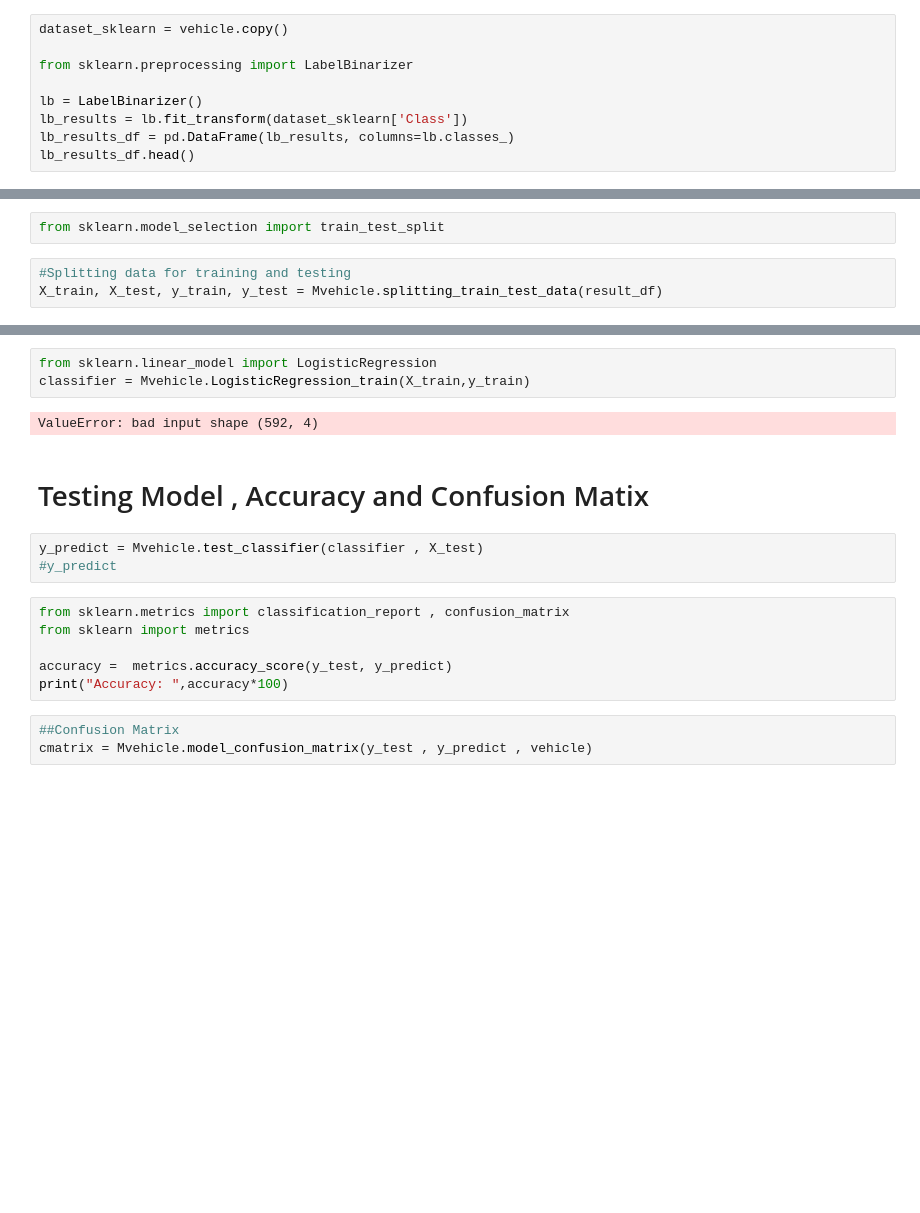
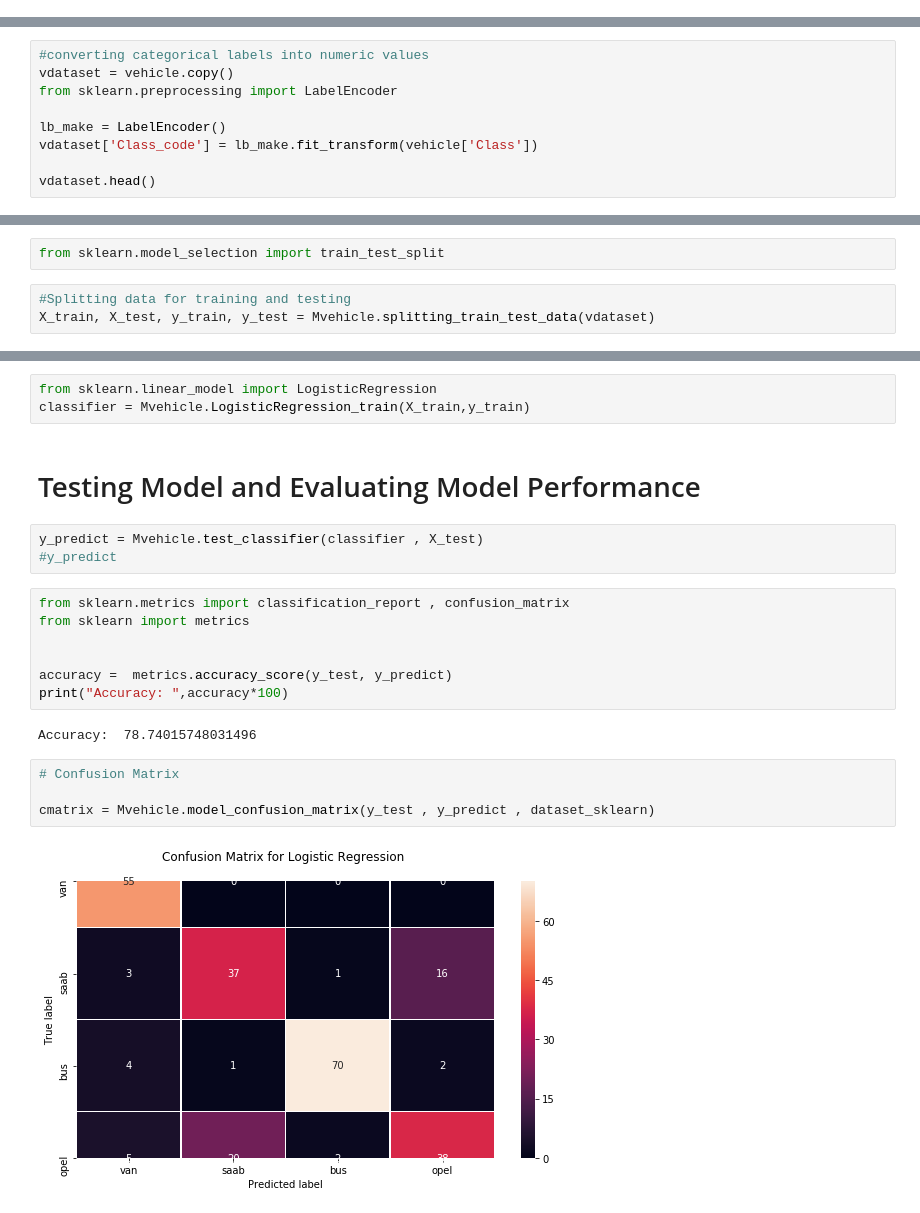
Before and after one commit to mozilla/PRESC, a Jupyter notebook: dev/shiza16/Vehicle_Classifier.ipynb, the cells around one changed output, grey strips where cells are left out. Saved outputs shown, nothing was run; the diff lists cells and outputs as text; blank space fills up the shorter version.

```diff
--- a/dev/shiza16/Vehicle_Classifier.ipynb
+++ b/dev/shiza16/Vehicle_Classifier.ipynb
@@ -81,9 +68,0 @@ dataset.head(5)
-# %%
-dataset_sklearn = vehicle.copy()
-
-from sklearn.preprocessing import LabelBinarizer
-
-lb = LabelBinarizer()
-lb_results = lb.fit_transform(dataset_sklearn['Class'])
-lb_results_df = pd.DataFrame(lb_results, columns=lb.classes_)
-lb_results_df.head()
@@ -112,0 +71,9 @@ result_df.head()
+# %%
+#converting categorical labels into numeric values
+vdataset = vehicle.copy()
+from sklearn.preprocessing import LabelEncoder
+
+lb_make = LabelEncoder()
+vdataset['Class_code'] = lb_make.fit_transform(vehicle['Class'])
+
+vdataset.head()
@@ -116,4 +90,4 @@ result_df.head()
 from sklearn.model_selection import train_test_split
 # %%
 #Splitting data for training and testing
-X_train, X_test, y_train, y_test = Mvehicle.splitting_train_test_data(result_df)
+X_train, X_test, y_train, y_test = Mvehicle.splitting_train_test_data(vdataset)
@@ -120,10 +100,8 @@ X_train, X_test, y_train, y_test = Mvehicle.splitting_train_test_data(result_df)
 # %%
 from sklearn.linear_model import LogisticRegression
 classifier = Mvehicle.LogisticRegression_train(X_train,y_train)
-# %% [output]
-ValueError: bad input shape (592, 4)
 # %% [markdown]
-# Testing Model , Accuracy and Confusion Matix
+# Testing Model and Evaluating Model Performance
 # %%
 y_predict = Mvehicle.test_classifier(classifier , X_test)
 #y_predict
@@ -131,8 +109,14 @@ y_predict = Mvehicle.test_classifier(classifier , X_test)
 from sklearn.metrics import classification_report , confusion_matrix
 from sklearn import metrics
 
+
 accuracy =  metrics.accuracy_score(y_test, y_predict)
 print("Accuracy: ",accuracy*100)
+# %% [output]
+Accuracy:  78.74015748031496
 # %%
-##Confusion Matrix
-cmatrix = Mvehicle.model_confusion_matrix(y_test , y_predict , vehicle)
+# Confusion Matrix
+
+cmatrix = Mvehicle.model_confusion_matrix(y_test , y_predict , dataset_sklearn)
+# %% [output]
+[figure, added]
```
Also changed, not shown: parts of 43 cells of this notebook, 1 other file.
